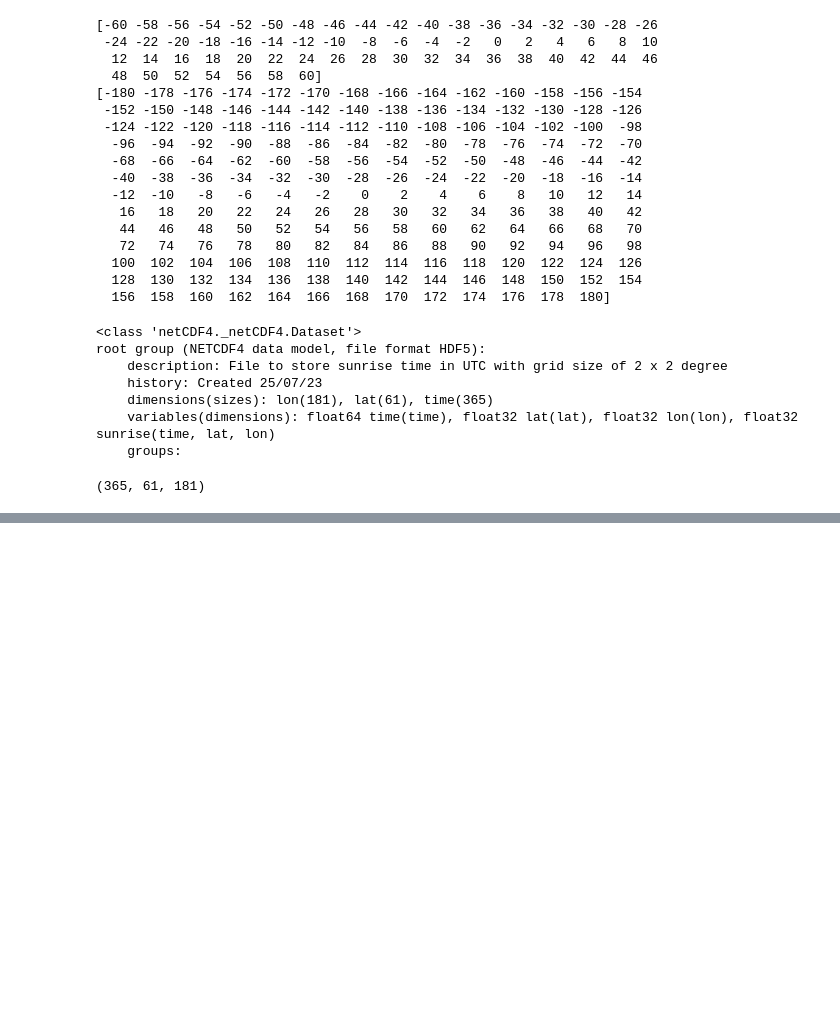
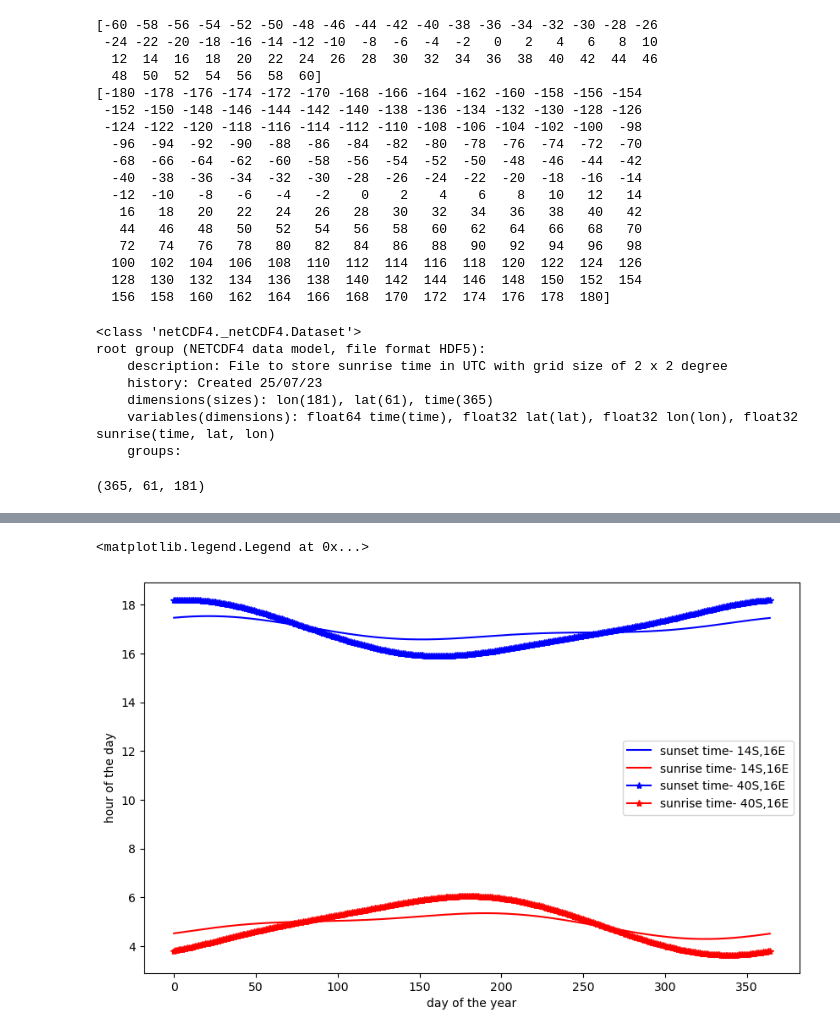
Before and after one commit to OceanParcels/atlanteco_plankton_plastic_nutrients_dispersion, a Jupyter notebook: src/processing/sunrise_sunset.ipynb, the cells around one changed output, grey strips where cells are left out. Drawn from its saved outputs; the diff is of its cells as text; code cells hidden in the pictures; blank space fills up the shorter version.

Commit message:
plotting sunrise and sunset time for a given location

```diff
--- a/src/processing/sunrise_sunset.ipynb
+++ b/src/processing/sunrise_sunset.ipynb
@@ -86,3 +86,34 @@ ax.scatter(13.5,-26.5, s=20,c='k' )
+# %%
+temp_lat=-14
+temp_lon=16
+lat_ind=np.where(lats==temp_lat)[0][0]
+lon_ind=np.where(lons==temp_lon)[0][0]
+sunrises= sunrise_nc['sunrise'][:,lat_ind,lon_ind]
+
+sunsets= sunset_nc['sunset'][:,lat_ind,lon_ind]
+
+fig=plt.figure(figsize=(10,6))
+ax=plt.axes()
+# s=ax.scatter(x,y,c=sunset_nc['sunset'][day, :,:], cmap='RdBu', label="time")
+# cbar=plt.colorbar(s, ax=ax,label='hours')
+ax.plot(sunsets, color='blue', label="sunset time- 14S,16E")
+ax.plot(sunrises, color='red', label="sunrise time- 14S,16E")
+ax.set_xlabel("day of the year")
+ax.set_ylabel("hour of the day")
+
+temp_lat=-34
+lat_ind=np.where(lats==temp_lat)[0][0]
+lon_ind=np.where(lons==temp_lon)[0][0]
+sunrises= sunrise_nc['sunrise'][:,lat_ind,lon_ind]
+
+sunsets= sunset_nc['sunset'][:,lat_ind,lon_ind]
+ax.plot(sunsets, color='blue', marker="*",label="sunset time- 40S,16E")
+ax.plot(sunrises, color='red', marker="*",label="sunrise time- 40S,16E")
+
+plt.legend()
+# %% [output]
+<matplotlib.legend.Legend at 0x...>
+[figure, added]
 # %%
 sunrise_nc.close()
 sunset_nc.close()
```
Also changed, not shown: parts of 2 cells of this notebook.
